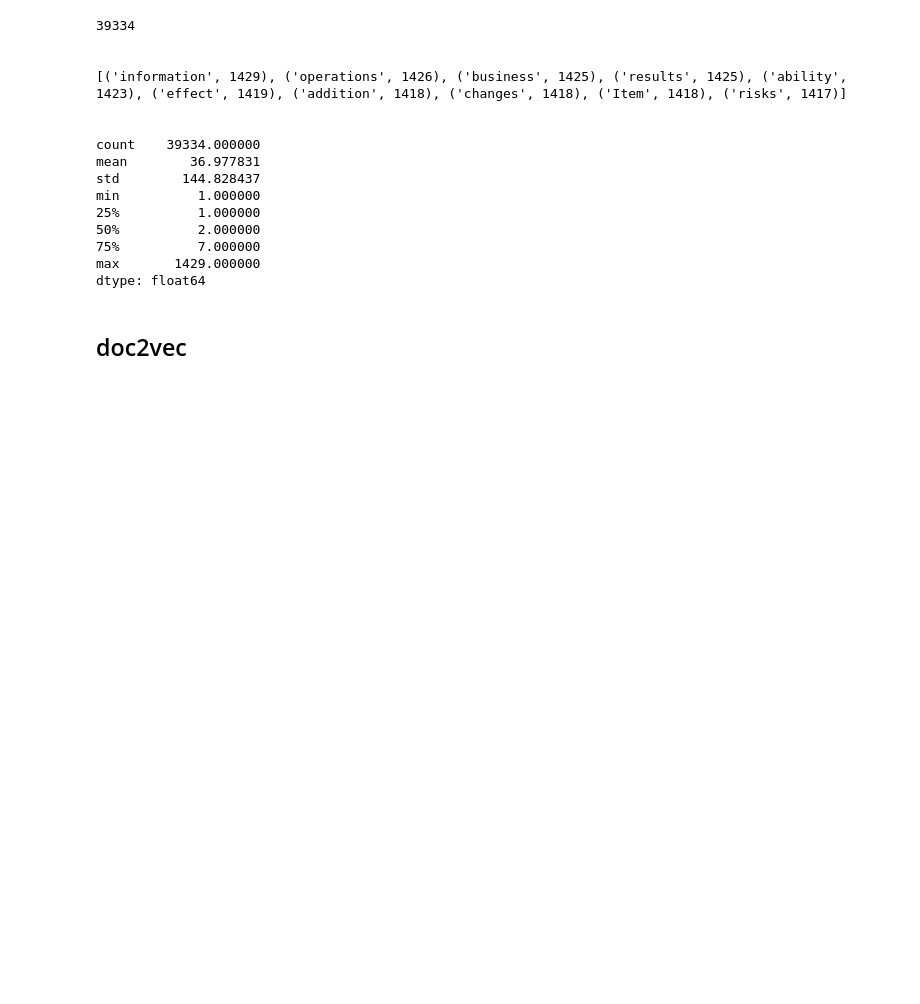
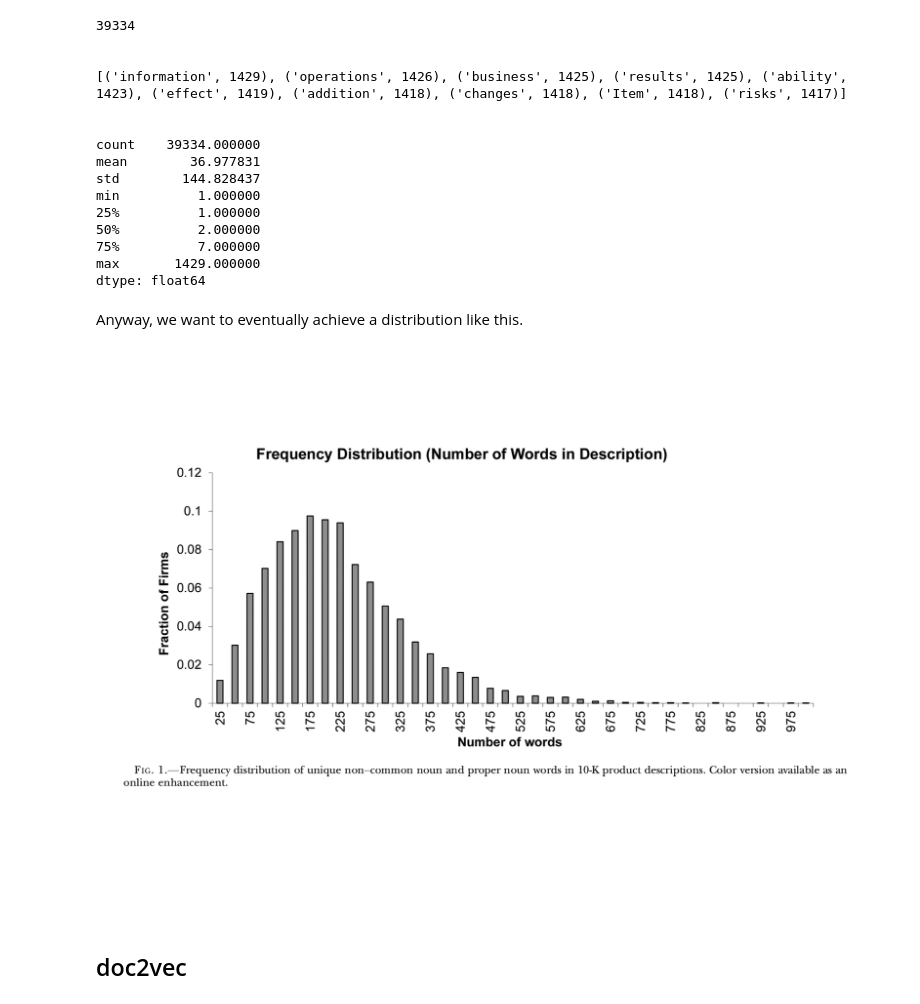
Before and after one commit to daifengqi/PHBS_MLF_2021, a Jupyter notebook: final/doc2vec.ipynb, the cells around one changed output. Cells and saved outputs as stored; diff of their text form; code cells hidden in the pictures; blank space fills up the shorter version.

```diff
--- a/final/doc2vec.ipynb
+++ b/final/doc2vec.ipynb
@@ -133,6 +133,13 @@ min          1.000000
 75%          7.000000
 max       1429.000000
 dtype: float64
+# %% [markdown]
+Anyway, we want to eventually achieve a distribution like this.
+# %%
+from IPython.display import Image
+Image(filename='distribution.png')
+# %% [output]
+[figure, added]
 # %% [markdown]
 ## doc2vec
 # %%
```
Also changed, not shown: 1 other file.
